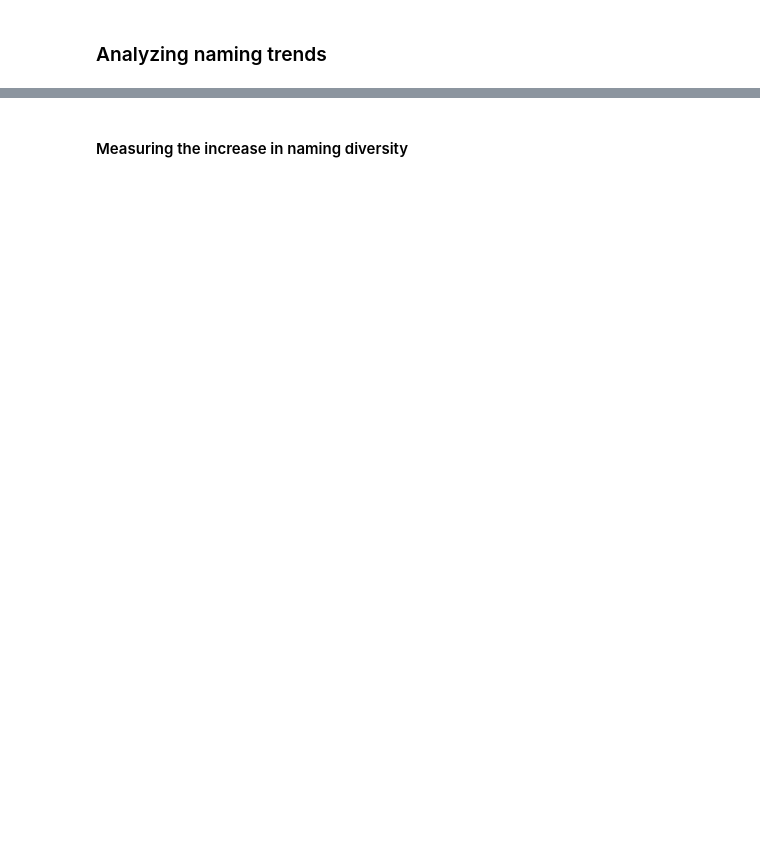
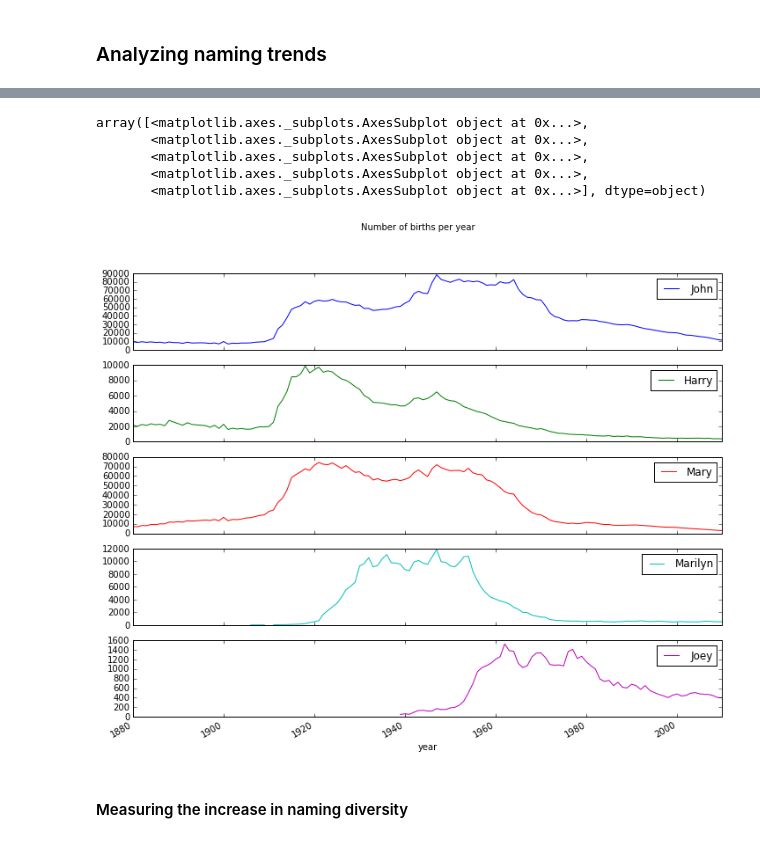
Before and after one commit to kamidox/pydata-book, a Jupyter notebook: ch02.ipynb, the cells around one changed output, grey strips where cells are left out. Drawn from its saved outputs; the diff is of its cells as text; code cells hidden in the pictures; blank space fills up the shorter version.

```diff
--- a/ch02.ipynb
+++ b/ch02.ipynb
@@ -464,7 +697,7 @@ pieces = []
 columns = ['name', 'sex', 'births']
 
 for year in years:
-    path = 'names/names/yob%d.txt' % year
+    path = 'ch02/names/yob%d.txt' % year
     frame = pd.read_csv(path, names=columns)
 
     frame['year'] = year
@@ -499,7 +805,7 @@ top1000 = grouped.apply(get_top1000)
 # %%
 pieces = []
 for year, group in names.groupby(['year', 'sex']):
-    pieces.append(group.sort_index(by='births', ascending=False)[:1000])
+    pieces.append(group.sort_values(by='births', ascending=False)[:1000])
 top1000 = pd.concat(pieces, ignore_index=True)
 # %%
 top1000.index = np.arange(len(top1000))
@@ -517,7 +862,14 @@ total_births
 # %%
-subset = total_births[['John', 'Harry', 'Mary', 'Marilyn']]
+subset = total_births[['John', 'Harry', 'Mary', 'Marilyn', 'Joey']]
 subset.plot(subplots=True, figsize=(12, 10), grid=False,
             title="Number of births per year")
+# %% [output]
+array([<matplotlib.axes._subplots.AxesSubplot object at 0x...>,
+       <matplotlib.axes._subplots.AxesSubplot object at 0x...>,
+       <matplotlib.axes._subplots.AxesSubplot object at 0x...>,
+       <matplotlib.axes._subplots.AxesSubplot object at 0x...>,
+       <matplotlib.axes._subplots.AxesSubplot object at 0x...>], dtype=object)
+[figure, added]
 # %% [markdown]
 #### Measuring the increase in naming diversity
 # %%
```
Also changed, not shown: parts of 55 cells of this notebook.
